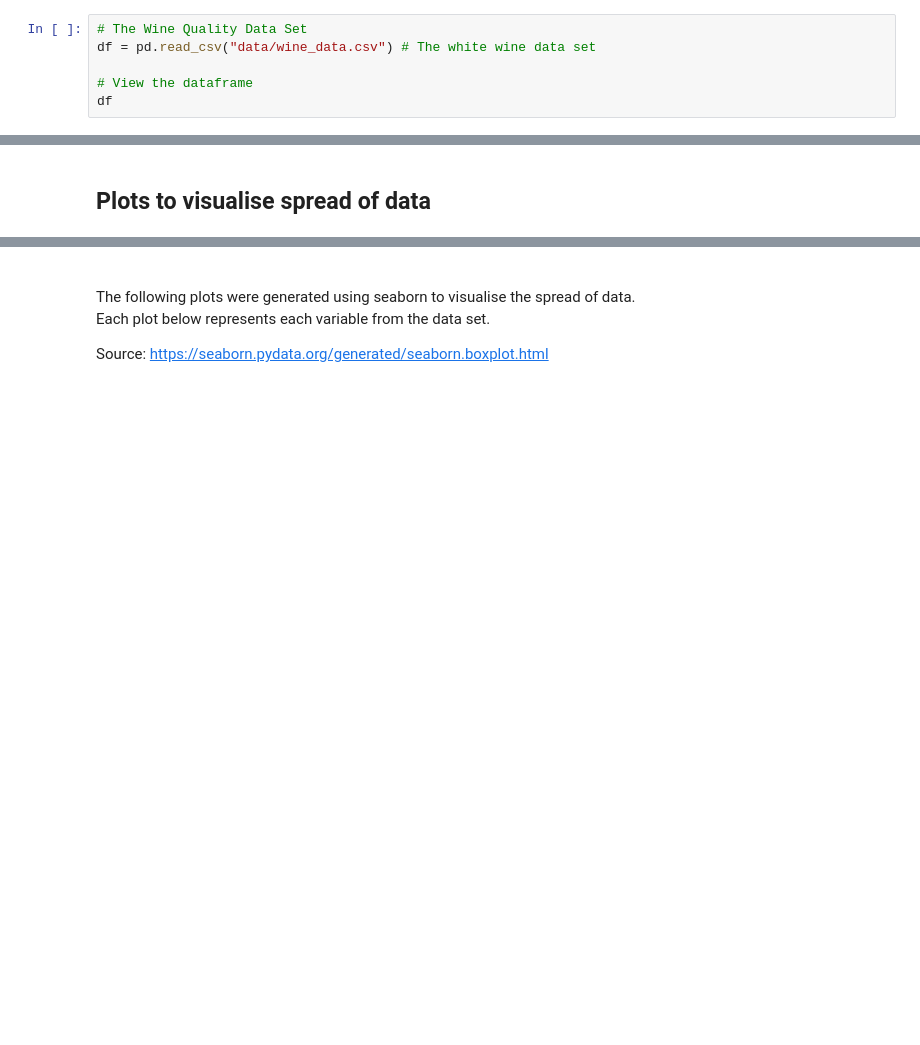
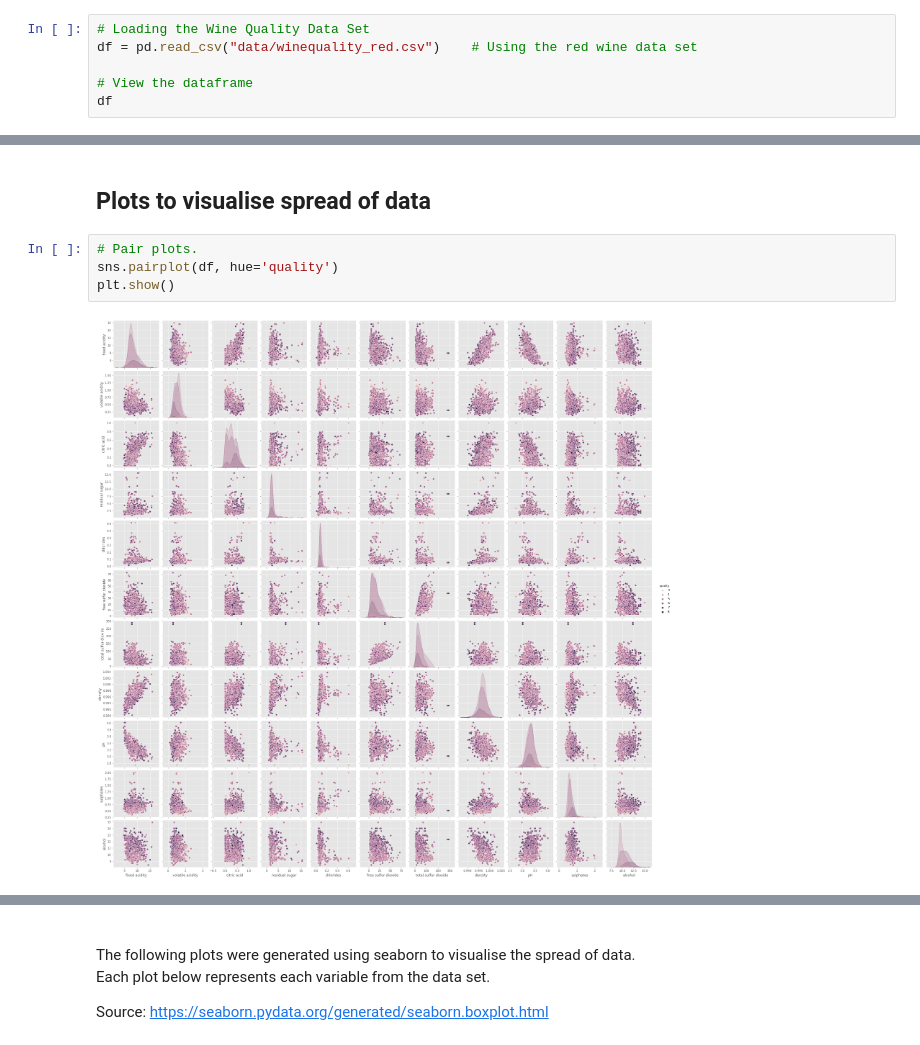
Before and after one commit to Izardo/Machine-Learning-and-Statistics, a Jupyter notebook: scikit-learn.ipynb, the cells around one changed output, grey strips where cells are left out. Drawn from its saved outputs; the diff is of its cells as text; blank space fills up the shorter version.

```diff
--- a/scikit-learn.ipynb
+++ b/scikit-learn.ipynb
@@ -40,8 +41,8 @@ plt.rcParams['figure.figsize'] = (15, 10)
 # Setting colour scheme.
 plt.style.use('ggplot')
 # %%
-# The Wine Quality Data Set
-df = pd.read_csv("data/wine_data.csv") # The white wine data set
+# Loading the Wine Quality Data Set
+df = pd.read_csv("data/winequality_red.csv")    # Using the red wine data set
 
 # View the dataframe
 df
@@ -93,3 +96,9 @@ array([[<AxesSubplot:title={'center':'fixed acidity'}>,
 [figure]
 # %% [markdown]
 ## Plots to visualise spread of data
+# %%
+# Pair plots.
+sns.pairplot(df, hue='quality')
+plt.show()
+# %% [output]
+[figure, added]
```
Also changed, not shown: parts of 20 cells of this notebook.
